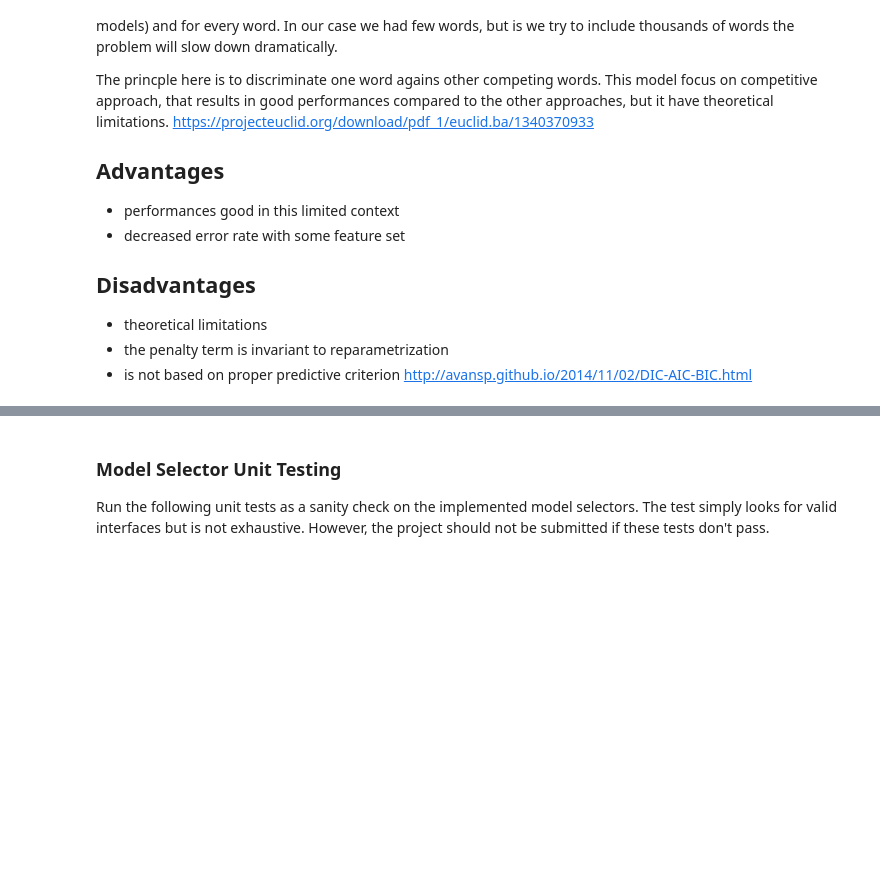
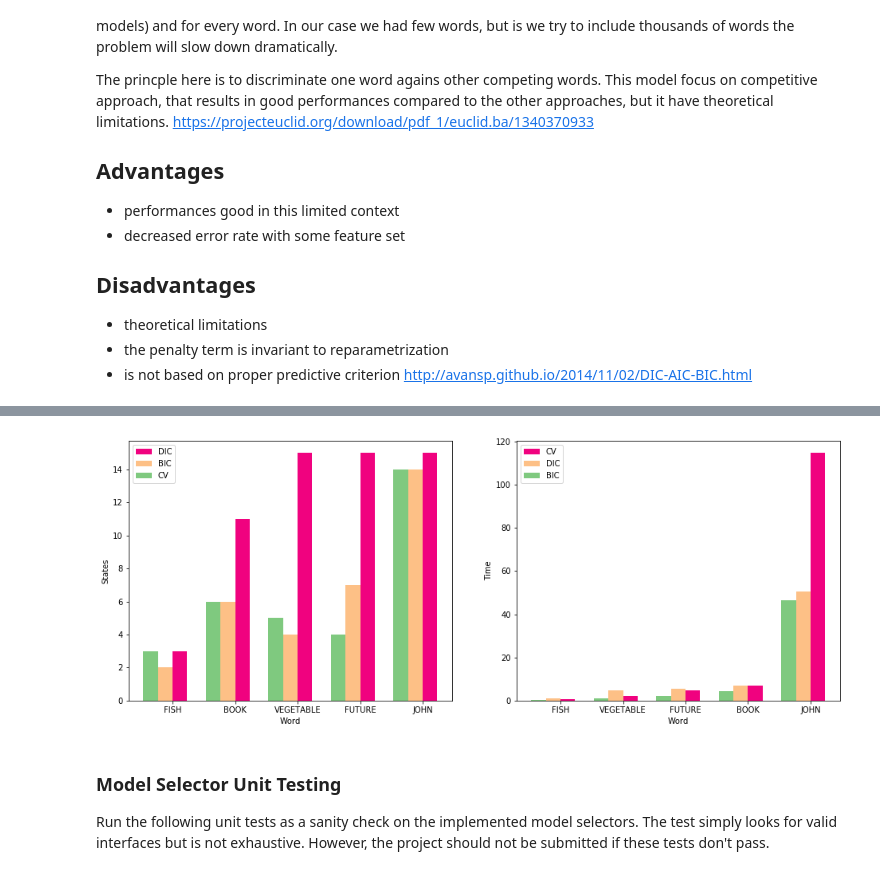
Before and after one commit to sabau/AIND-Recognizer, a Jupyter notebook: asl_recognizer.ipynb, the cells around one changed output, grey strips where cells are left out. Drawn from its saved outputs; the diff is of its cells as text; code cells hidden in the pictures; blank space fills up the shorter version.

```diff
--- a/asl_recognizer.ipynb
+++ b/asl_recognizer.ipynb
@@ -553,5 +553,5 @@ import timeit
 %load_ext autoreload
 %autoreload 2
 
-states = []
-times = []
+model_selectors_states = []
+model_selectors_times = []
@@ -763,3 +728,47 @@ plt.show()
+# %%
+fig = plt.figure(figsize=(16, 6))
+s = fig.add_subplot(121)
+t = fig.add_subplot(122)
+
+def barplot(ax, dpoints, ylabel, xlabel):
+    space = 0.3
+    # plt.setp(plt.xticks()[1], rotation=90)
+    # Aggregate the conditions and the categories according to their
+    # mean values
+    conditions = [(c, np.mean(dpoints[dpoints[:,0] == c][:,2].astype(float)))
+                  for c in np.unique(dpoints[:,0])]
+    categories = [(c, np.mean(dpoints[dpoints[:,1] == c][:,2].astype(float)))
+                  for c in np.unique(dpoints[:,1])]
+
+    # sort the conditions, categories and data so that the bars in
+    # the plot will be ordered by category and condition
+    conditions = [c[0] for c in sorted(conditions, key=o.itemgetter(1))]
+    categories = [c[0] for c in sorted(categories, key=o.itemgetter(1))]
+
+    dpoints = np.array(sorted(dpoints, key=lambda x: categories.index(x[1])))
+
+    n = len(conditions)
+
+    width = (1 - space) / (len(conditions))
+
+    for i,cond in enumerate(conditions):
+        indeces = range(1, len(categories)+1)
+        vals = dpoints[dpoints[:,0] == cond][:,2].astype(np.float)
+        pos = [j - (1 - space) / 2. + i * width for j in range(1,len(categories)+1)]
+        ax.bar(pos, vals, width=width, label=cond, color=cm.Accent(float(i) / n))
+    ax.set_xticks(indeces)
+    ax.set_xticklabels(categories)
+    ax.set_ylabel(ylabel)
+    ax.set_xlabel(xlabel)
+
+    handles, labels = ax.get_legend_handles_labels()
+    ax.legend(handles[::-1], labels[::-1])
+
+barplot(s, model_selectors_states, "States", "Word")
+barplot(t, model_selectors_times, "Time", "Word")
+plt.show()
+# %% [output]
+[figure, added]
 # %% [markdown]
 <a id='part2_test'></a>
 ### Model Selector Unit Testing
```
Also changed, not shown: parts of 26 cells of this notebook, 1 other file.
